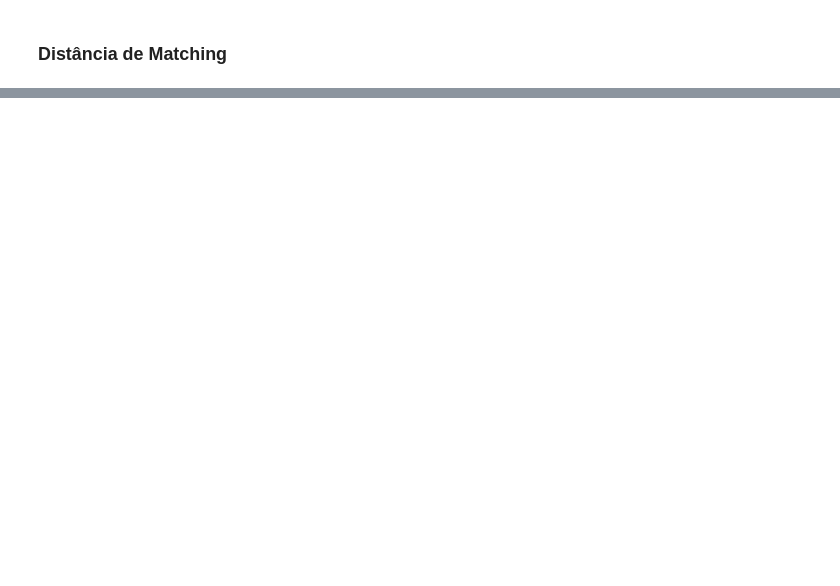
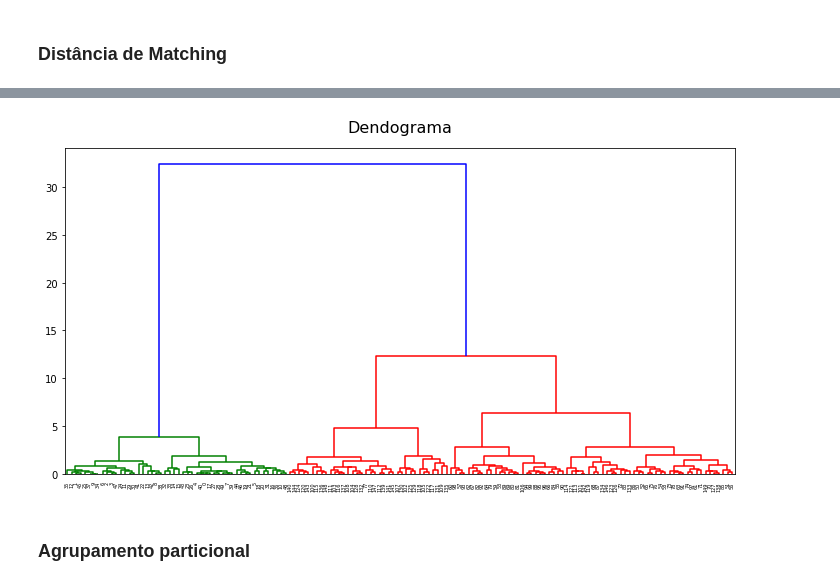
Before and after one commit to LilianeAquino/introducao_mineracao_de_dados, a Jupyter notebook: 04_analise_de_grupos.ipynb, the cells around one changed output, grey strips where cells are left out. Saved outputs shown, nothing was run; the diff lists cells and outputs as text; code cells hidden in the pictures; blank space fills up the shorter version.

```diff
--- a/04_analise_de_grupos.ipynb
+++ b/04_analise_de_grupos.ipynb
@@ -107,0 +118,9 @@ print(distancia)
+# %%
+import scipy.cluster.hierarchy as shc
+plt.figure(figsize=(12, 6))
+plt.title('Dendograma', fontsize=16, y=1.03)
+dend = shc.dendrogram(shc.linkage(dados_copy, method='ward'))
+# %% [output]
+[figure, added]
+# %% [markdown]
+### Agrupamento particional
```
Also changed, not shown: parts of 12 cells of this notebook.
